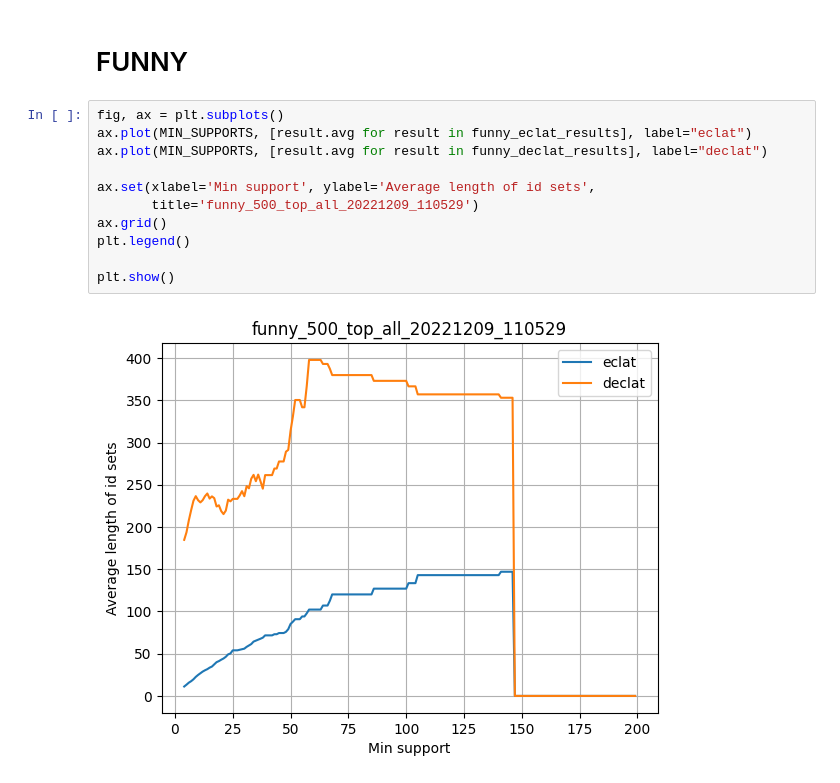
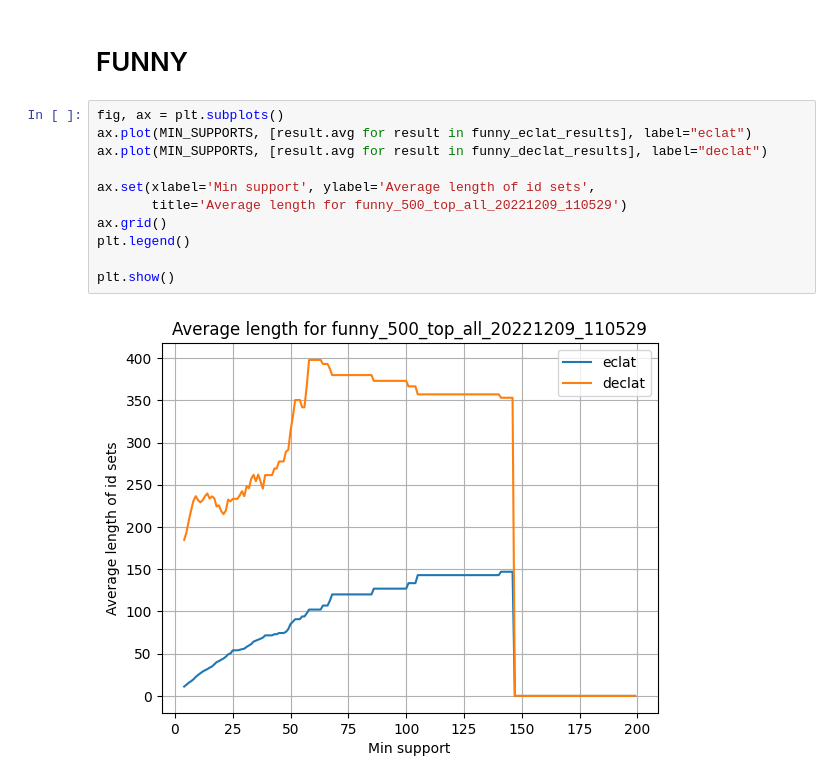
Before and after one commit to steciuk/MED-dEclat-1, a Jupyter notebook: experiments.ipynb, the cells around one changed output. Drawn from its saved outputs; the diff is of its cells as text.

```diff
--- a/experiments.ipynb
+++ b/experiments.ipynb
@@ -83,16 +83,16 @@ plt.show()
 # %%
 fig, ax = plt.subplots()
 ax.plot(MIN_SUPPORTS, [result.avg for result in funny_eclat_results], label="eclat")
 ax.plot(MIN_SUPPORTS, [result.avg for result in funny_declat_results], label="declat")
 
 ax.set(xlabel='Min support', ylabel='Average length of id sets',
-       title='funny_500_top_all_20221209_110529')
+       title='Average length for funny_500_top_all_20221209_110529')
 ax.grid()
 plt.legend()
 
 plt.show()
 # %% [output]
-[figure, old version]
+[figure, new version]
 # %%
 fig, ax = plt.subplots()
 ax.plot(MIN_SUPPORTS, [result.median for result in funny_eclat_results], label="eclat")
```
Also changed, not shown: parts of 7 cells of this notebook.
